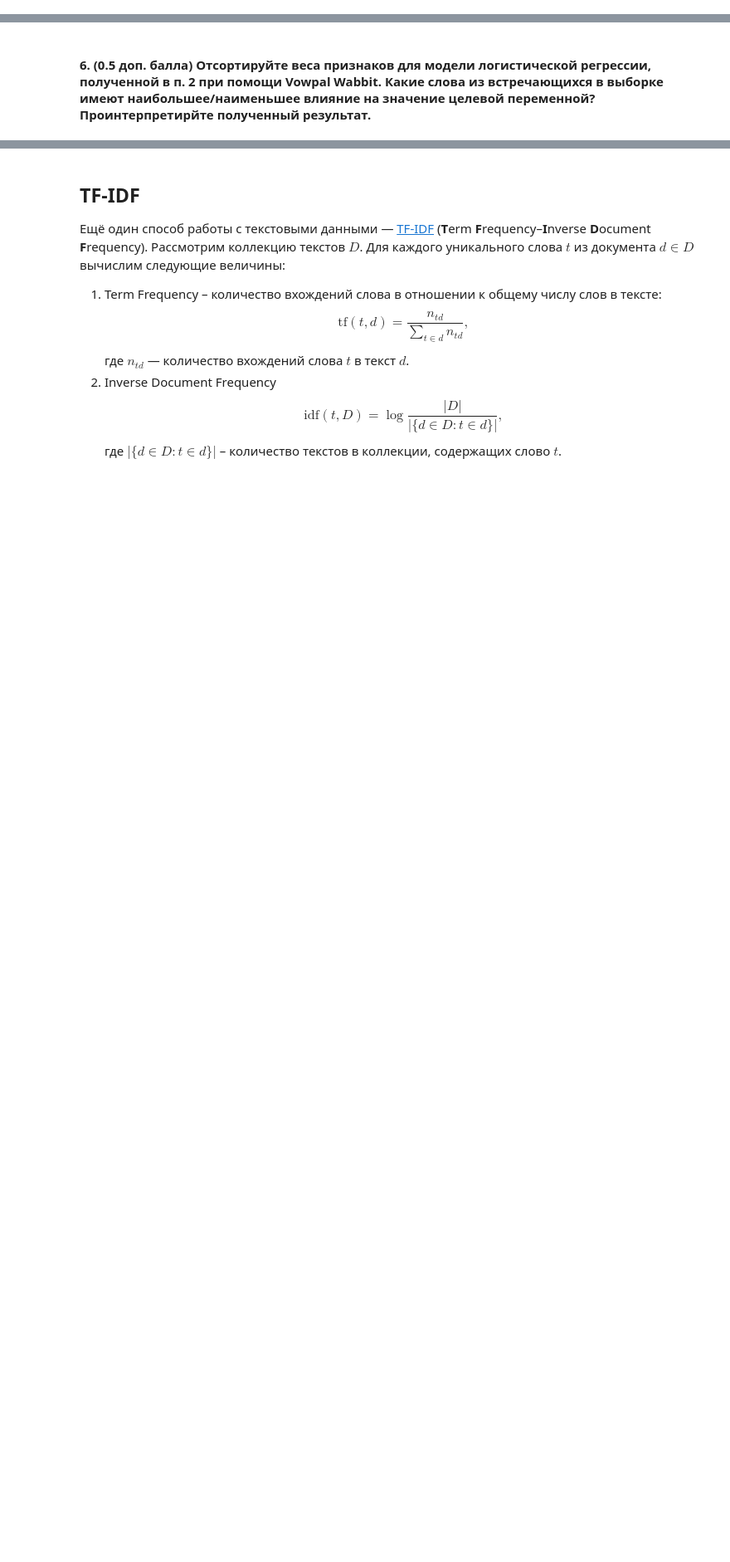
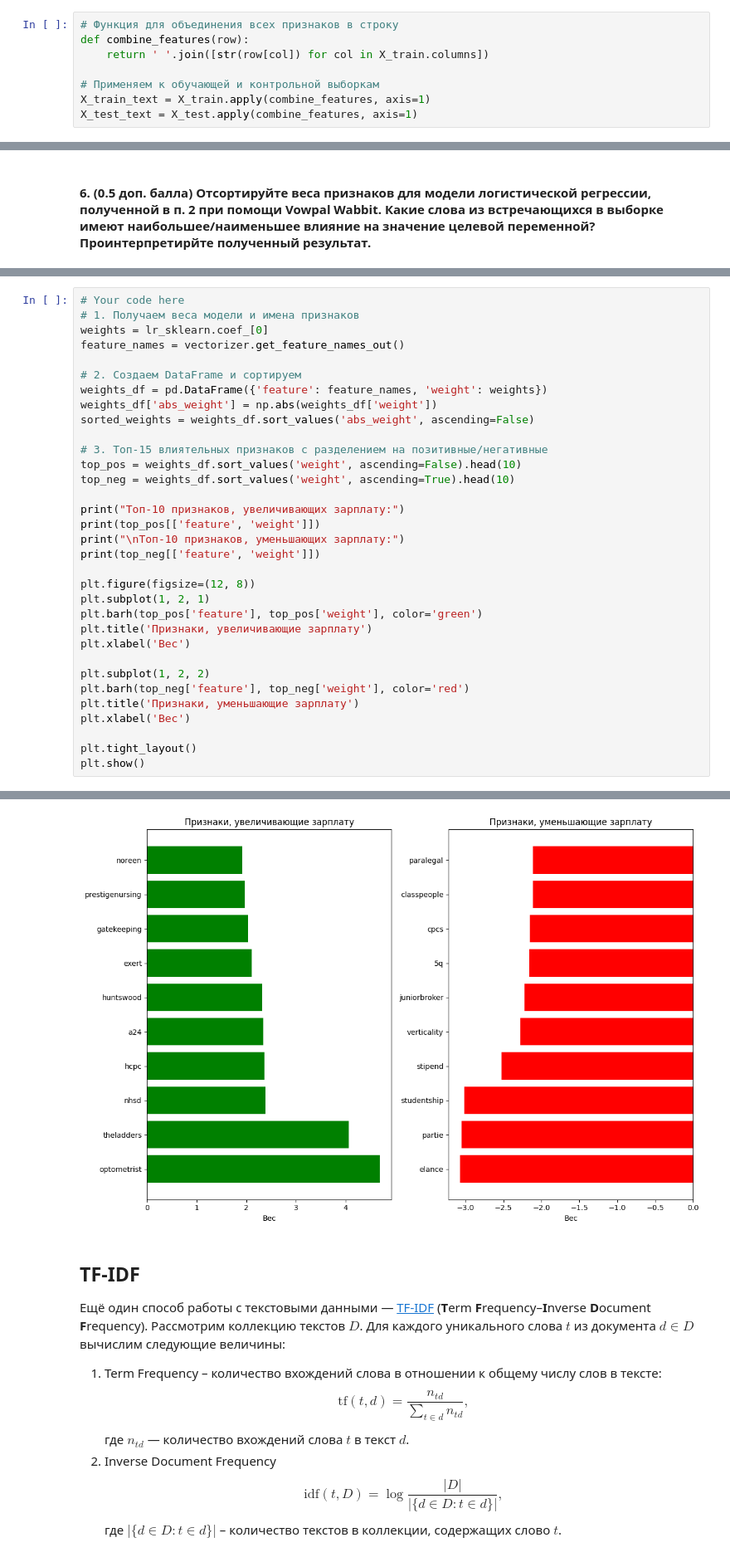
Before and after one commit to raffeekk/ML25, a Jupyter notebook: homework/HW2_GorbunenkoD.ipynb, the cells around one changed output, grey strips where cells are left out. Shown at 83% size. Drawn from its saved outputs; the diff is of its cells as text; blank space fills up the shorter version.

```diff
--- a/homework/HW2_GorbunenkoD.ipynb
+++ b/homework/HW2_GorbunenkoD.ipynb
@@ -164,0 +170,8 @@ X_test_vectorized = vectorizer.transform(X_test_text)
+# %%
+# Функция для объединения всех признаков в строку
+def combine_features(row):
+    return ' '.join([str(row[col]) for col in X_train.columns])
+
+# Применяем к обучающей и контрольной выборкам
+X_train_text = X_train.apply(combine_features, axis=1)
+X_test_text = X_test.apply(combine_features, axis=1)
@@ -230,0 +285,34 @@ for word, weight in feature_weights[-10:]:
+# %%
+# Your code here
+# 1. Получаем веса модели и имена признаков
+weights = lr_sklearn.coef_[0]
+feature_names = vectorizer.get_feature_names_out()
+
+# 2. Создаем DataFrame и сортируем
+weights_df = pd.DataFrame({'feature': feature_names, 'weight': weights})
+weights_df['abs_weight'] = np.abs(weights_df['weight'])
+sorted_weights = weights_df.sort_values('abs_weight', ascending=False)
+
+# 3. Топ-15 влиятельных признаков с разделением на позитивные/негативные
+top_pos = weights_df.sort_values('weight', ascending=False).head(10)
+top_neg = weights_df.sort_values('weight', ascending=True).head(10)
+
+print("Топ-10 признаков, увеличивающих зарплату:")
+print(top_pos[['feature', 'weight']])
+print("\nТоп-10 признаков, уменьшающих зарплату:")
+print(top_neg[['feature', 'weight']])
+
+plt.figure(figsize=(12, 8))
+plt.subplot(1, 2, 1)
+plt.barh(top_pos['feature'], top_pos['weight'], color='green')
+plt.title('Признаки, увеличивающие зарплату')
+plt.xlabel('Вес')
+
+plt.subplot(1, 2, 2)
+plt.barh(top_neg['feature'], top_neg['weight'], color='red')
+plt.title('Признаки, уменьшающие зарплату')
+plt.xlabel('Вес')
+
+plt.tight_layout()
+plt.show()
+# %% [output]
@@ -231,3 +336,4 @@ for word, weight in feature_weights[-10:]:
+[figure, added]
 # %% [markdown]
 ## TF-IDF
 
```
Also changed, not shown: parts of 41 cells of this notebook.
